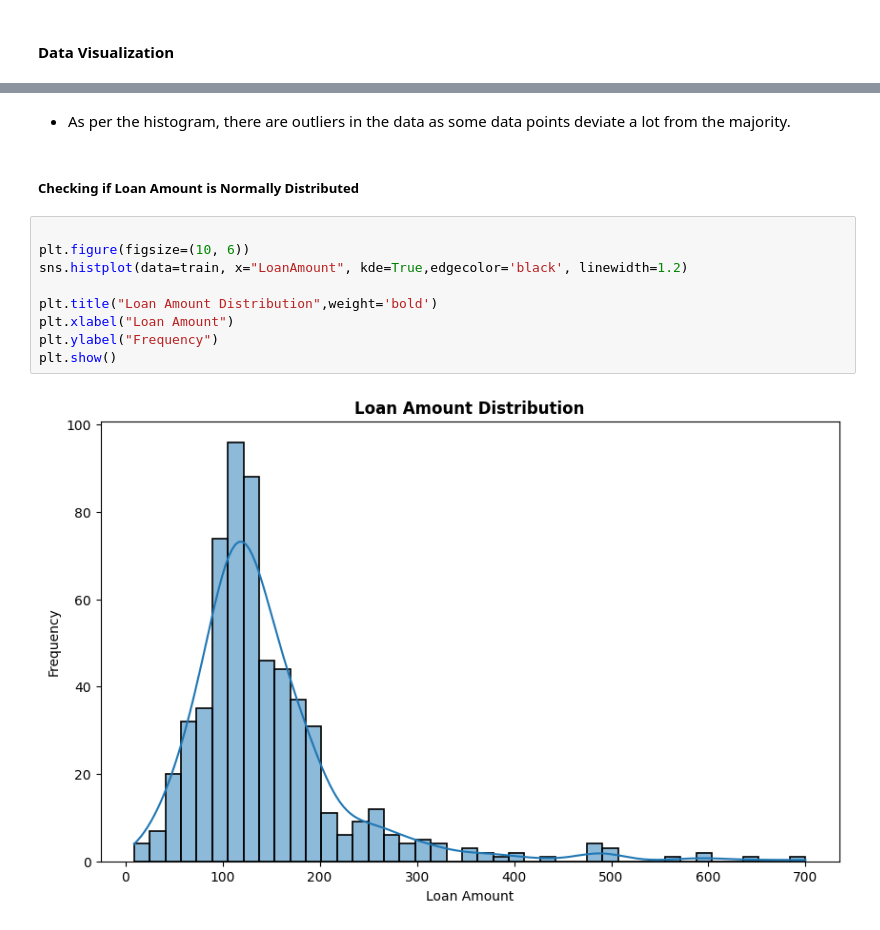
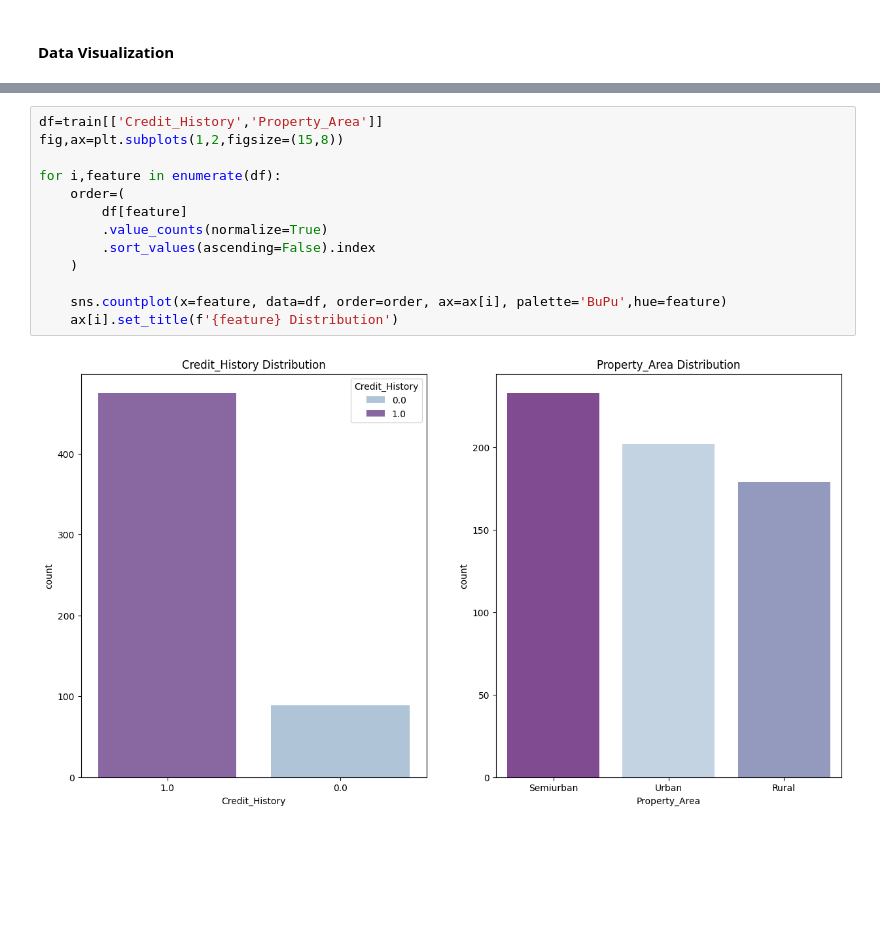
Before and after one commit to zoddtheimmortal/loan-prediction, a Jupyter notebook: loan-approval.ipynb, the cells around one changed output, grey strips where cells are left out. Cells and saved outputs as stored; diff of their text form; blank space fills up the shorter version.

Commit message:
chore: add data visualization graphs
added data visualization for credit_history and property_area v/s loan status. added outlier analysis graphs and correlation matrix (heatmap).

```diff
--- a/loan-approval.ipynb
+++ b/loan-approval.ipynb
@@ -138,15 +133,15 @@ plt.show()
-# %% [markdown]
-* As per the histogram, there are outliers in the data as some data points deviate a lot from the majority.
-# %% [markdown]
-##### Checking if Loan Amount is Normally Distributed
-# %%
-
-plt.figure(figsize=(10, 6))
-sns.histplot(data=train, x="LoanAmount", kde=True,edgecolor='black', linewidth=1.2)
-
-plt.title("Loan Amount Distribution",weight='bold')
-plt.xlabel("Loan Amount")
-plt.ylabel("Frequency")
-plt.show()
-# %% [output]
-[figure, removed]
+# %%
+df=train[['Credit_History','Property_Area']]
+fig,ax=plt.subplots(1,2,figsize=(15,8))
+
+for i,feature in enumerate(df):
+    order=(
+        df[feature]
+        .value_counts(normalize=True)
+        .sort_values(ascending=False).index
+    )
+
+    sns.countplot(x=feature, data=df, order=order, ax=ax[i], palette='BuPu',hue=feature)
+    ax[i].set_title(f'{feature} Distribution')
+# %% [output]
+[figure, added]
```
Also changed, not shown: parts of 8 cells of this notebook.
